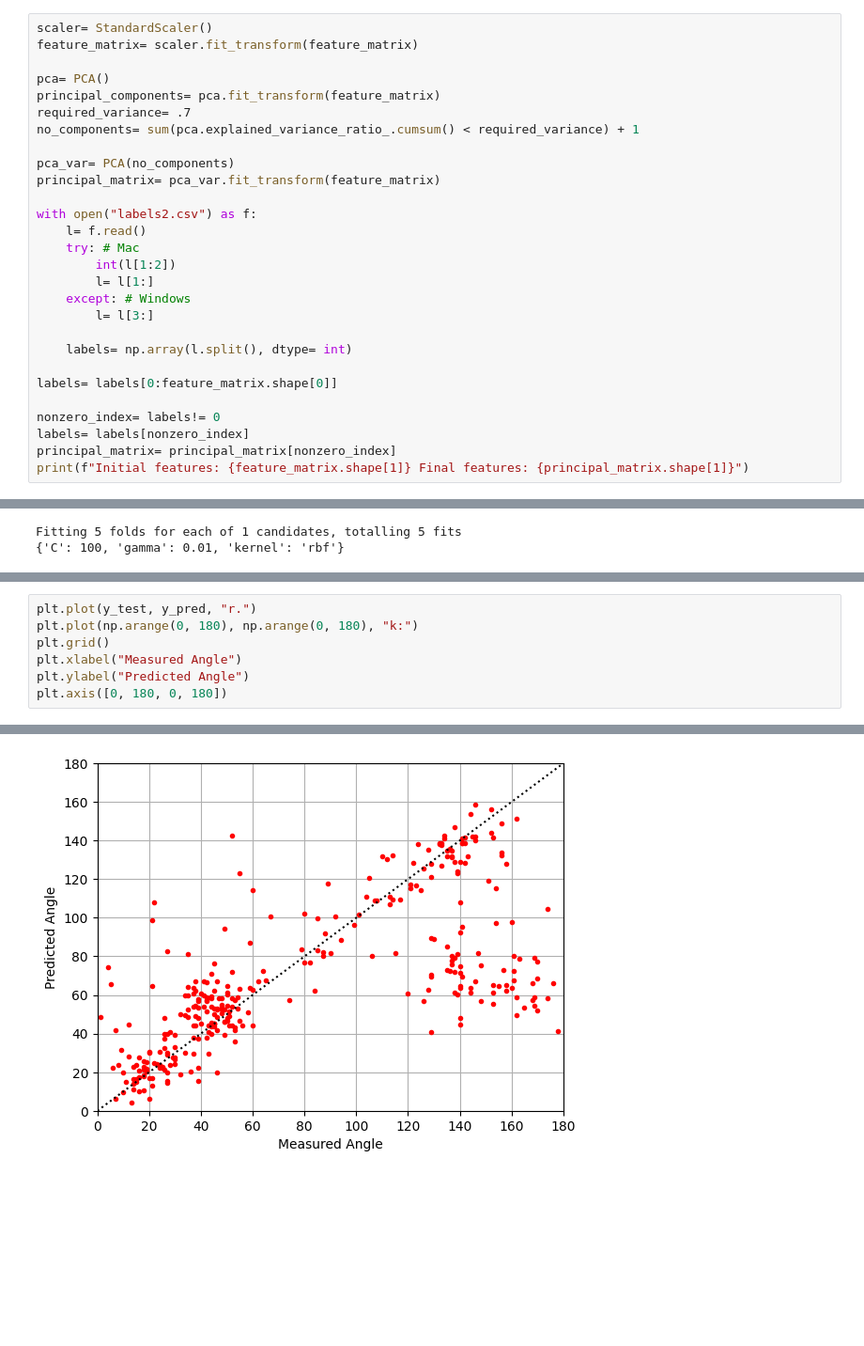
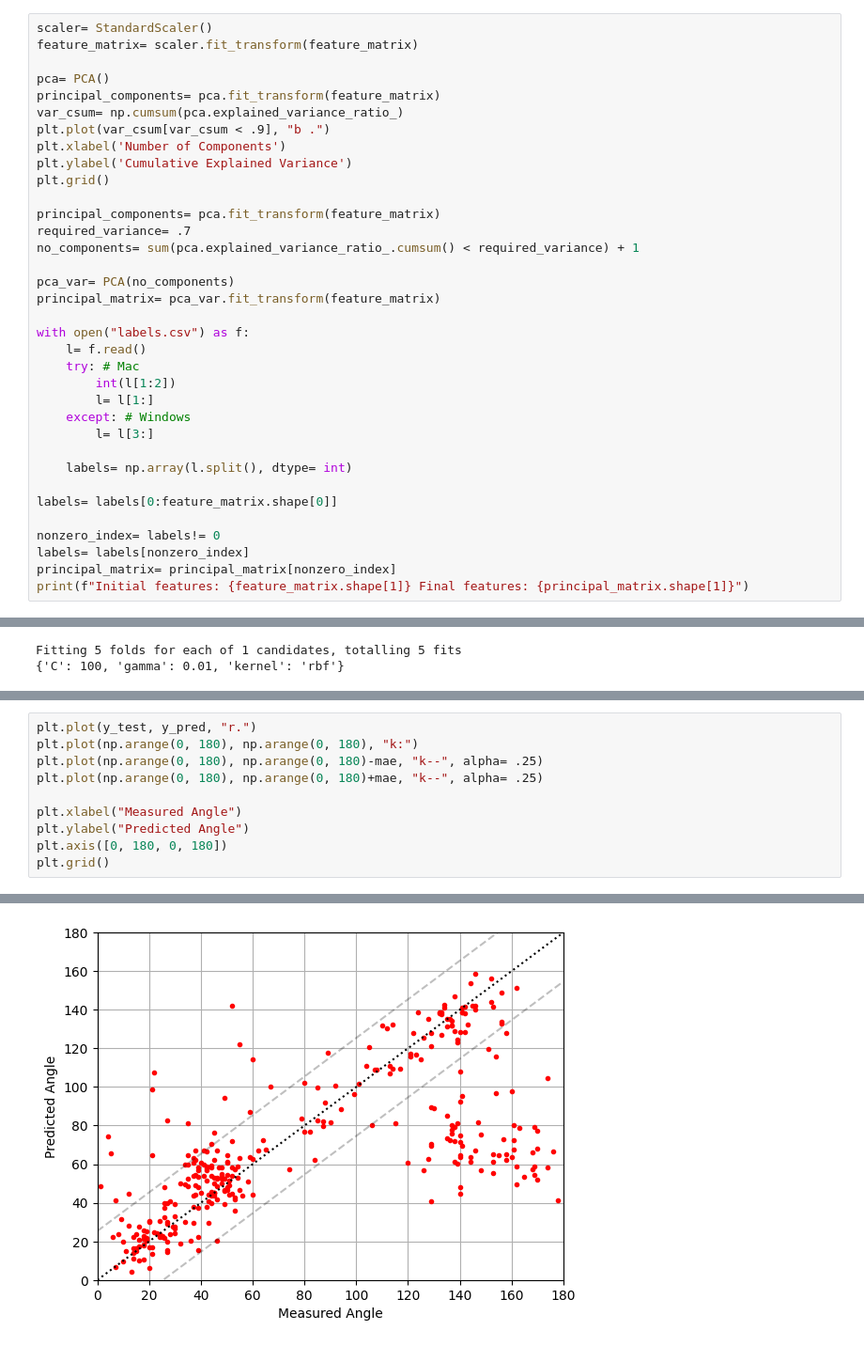
Before and after one commit to hkc5/fiber-prediction, a Jupyter notebook: main.ipynb, the cells around one changed output, grey strips where cells are left out. Shown at 94% size. Drawn from its saved outputs; the diff is of its cells as text; blank space fills up the shorter version.

```diff
--- a/main.ipynb
+++ b/main.ipynb
@@ -77,6 +79,13 @@ scaler= StandardScaler()
 feature_matrix= scaler.fit_transform(feature_matrix)
 
 pca= PCA()
+principal_components= pca.fit_transform(feature_matrix)
+var_csum= np.cumsum(pca.explained_variance_ratio_)
+plt.plot(var_csum[var_csum < .9], "b .")
+plt.xlabel('Number of Components')
+plt.ylabel('Cumulative Explained Variance')
+plt.grid()
+
 principal_components= pca.fit_transform(feature_matrix)
 required_variance= .7
 no_components= sum(pca.explained_variance_ratio_.cumsum() < required_variance) + 1
@@ -84,7 +93,7 @@ no_components= sum(pca.explained_variance_ratio_.cumsum() < required_variance) +
 pca_var= PCA(no_components)
 principal_matrix= pca_var.fit_transform(feature_matrix)
 
-with open("labels2.csv") as f:
+with open("labels.csv") as f:
     l= f.read()
     try: # Mac
         int(l[1:2])
@@ -141,8 +150,11 @@ R^2 Score: 0.426
 # %%
 plt.plot(y_test, y_pred, "r.")
 plt.plot(np.arange(0, 180), np.arange(0, 180), "k:")
-plt.grid()
+plt.plot(np.arange(0, 180), np.arange(0, 180)-mae, "k--", alpha= .25)
+plt.plot(np.arange(0, 180), np.arange(0, 180)+mae, "k--", alpha= .25)
+
 plt.xlabel("Measured Angle")
 plt.ylabel("Predicted Angle")
 plt.axis([0, 180, 0, 180])
+plt.grid()
 # %% [output]
@@ -150,2 +161,2 @@ plt.axis([0, 180, 0, 180])
-[figure, old version]
+[figure, new version]
 # %%
```
Also changed, not shown: parts of 7 cells of this notebook, 7 other files.
